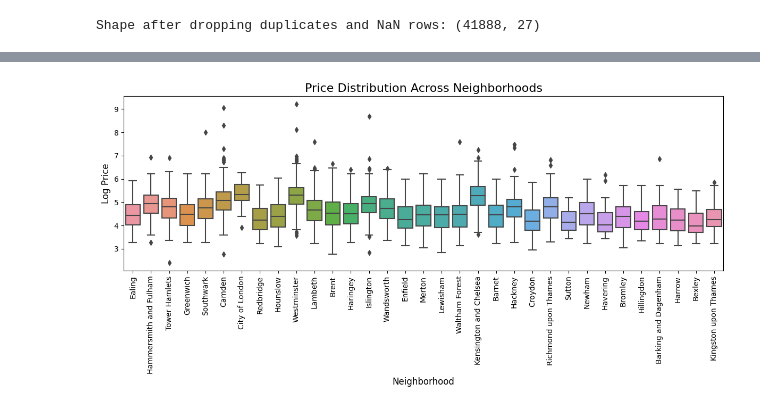
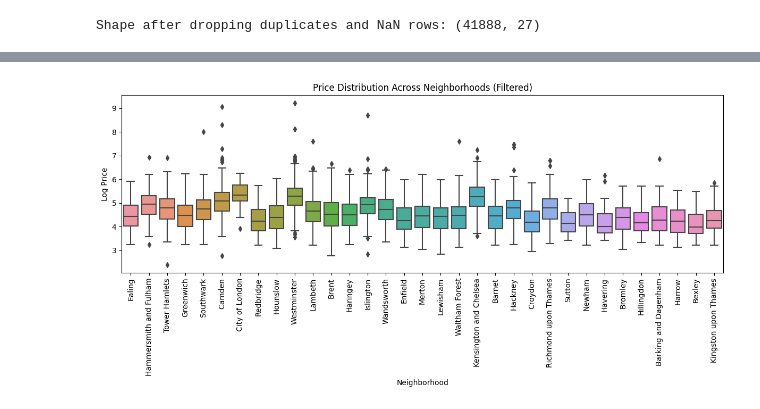
Before and after one commit to FP2003/AirBnB-Price-Prediction-System, a Jupyter notebook: fp100_jh851_solution.ipynb, the cells around one changed output, grey strips where cells are left out. Cells and saved outputs as stored; diff of their text form; code cells hidden in the pictures.

```diff
--- a/fp100_jh851_solution.ipynb
+++ b/fp100_jh851_solution.ipynb
@@ -136,26 +122,23 @@ Shape after dropping duplicates and NaN rows: (41888, 27)
 
 def remove_outliers(df, columns):
     for col in columns:
-        # Necessary as numberical_var contains elements which have been deleted.
         if col not in df.columns:
-            print(f"Column '{col}' does not exist. ")
+            print(f"Column '{col}' does not exist. Skipping.")
             continue
 
-        # Calculate IQR and bounds
         q1 = df[col].quantile(0.25)
         q3 = df[col].quantile(0.75)
         iqr = q3 - q1
-        l_bound = q1 - 1.5 * iqr
-        u_bound = q3 + 1.5 * iqr
+        lower_bound = q1 - 1.5 * iqr
+        upper_bound = q3 + 1.5 * iqr
 
-        # Remove outliers
-        df = df[(df[col] >= l_bound) & (df[col] <= u_bound)]
+        df = df[(df[col] >= lower_bound) & (df[col] <= upper_bound)]
 
     return df
 
-# Call the function
+# Apply outlier removal
 df = remove_outliers(df, numerical_var)
 
-# Display the updated shape
+# Updated shape
 print('Shape after removing outliers:', df.shape)
 # %% [output]
@@ -164,2 +147,7 @@ Column 'longitude' does not exist.
 Shape after removing outliers: (19275, 27)
+# %%
+# Log transformation of prices
+
+df = df[df['price'] > 0]  # Ensure no zero or negative prices
+df['price_log'] = np.log1p(df['price'])
 # %%
@@ -201,23 +198,17 @@ print(df.head())
 # %%
-# Prices Across Neighborhoods
+# Visualization: Price Across Neighborhoods
+neighbourhood_counts = df_original['neighbourhood'].value_counts()
+valid_neighbourhoods = neighbourhood_counts[neighbourhood_counts >= 10].index
+df_filtered = df_original[df_original['neighbourhood'].isin(valid_neighbourhoods)]
 
-# Size of the graph
 plt.figure(figsize=(12, 6))
-
-# Boxplot prices across neighbourhood
-sns.boxplot(data=df_original, x='neighbourhood', y='price_log')
-
-# Read it horizontally
+sns.boxplot(data=df_filtered, x='neighbourhood', y='price_log')
 plt.xticks(rotation=90)
-
-# Add labels and title
-plt.title('Price Distribution Across Neighborhoods', fontsize=16)
-plt.xlabel('Neighborhood', fontsize=12)
-plt.ylabel('Log Price', fontsize=12)
-
-# Show the plot
+plt.title('Price Distribution Across Neighborhoods (Filtered)')
+plt.xlabel('Neighborhood')
+plt.ylabel('Log Price')
 plt.tight_layout()
 plt.show()
 # %% [output]
-[figure, old version]
+[figure, new version]
 # %%
```
Also changed, not shown: parts of 10 cells of this notebook.
